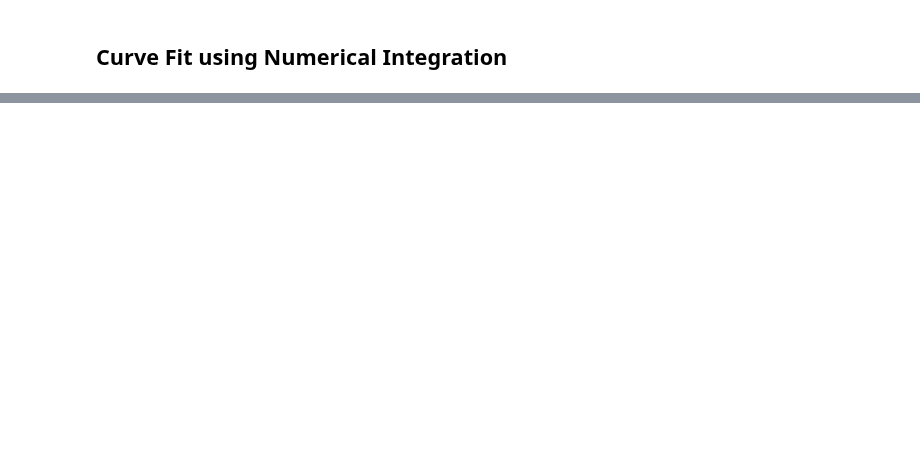
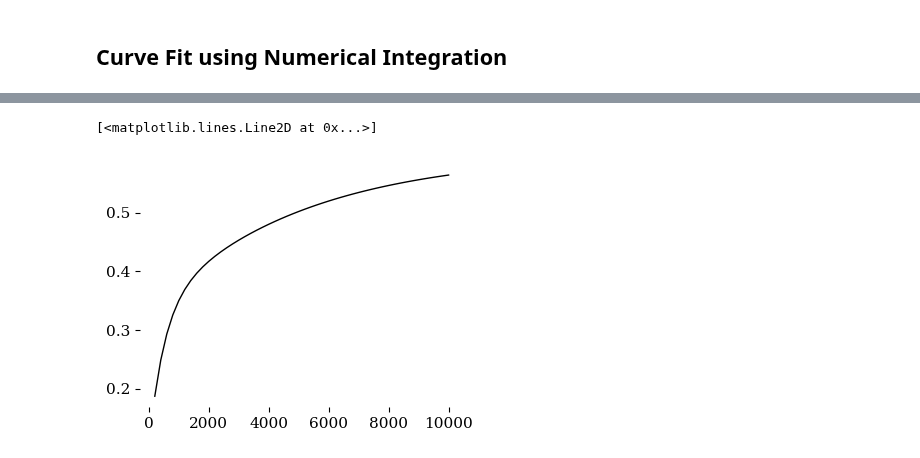
Before and after one commit to blinkletter/4410PythonNotebooks, a Jupyter notebook: Class_10/KirbyExamples2.ipynb, the cells around one changed output, grey strips where cells are left out. Cells and saved outputs as stored; diff of their text form; code cells hidden in the pictures; blank space fills up the shorter version.

```diff
--- a/Class_10/KirbyExamples2.ipynb
+++ b/Class_10/KirbyExamples2.ipynb
@@ -749,0 +1277,6 @@ rP: 3.01e+00 +/- 2.99e-02
+# %%
+y1 = fit_u(xd, 0.1, 0.002, 0.0002, 0.6, 3)
+plt.plot(xd,y1)
+# %% [output]
+[<matplotlib.lines.Line2D at 0x...>]
+[figure, added]
```
Also changed, not shown: parts of 9 cells of this notebook, 4 other files.
